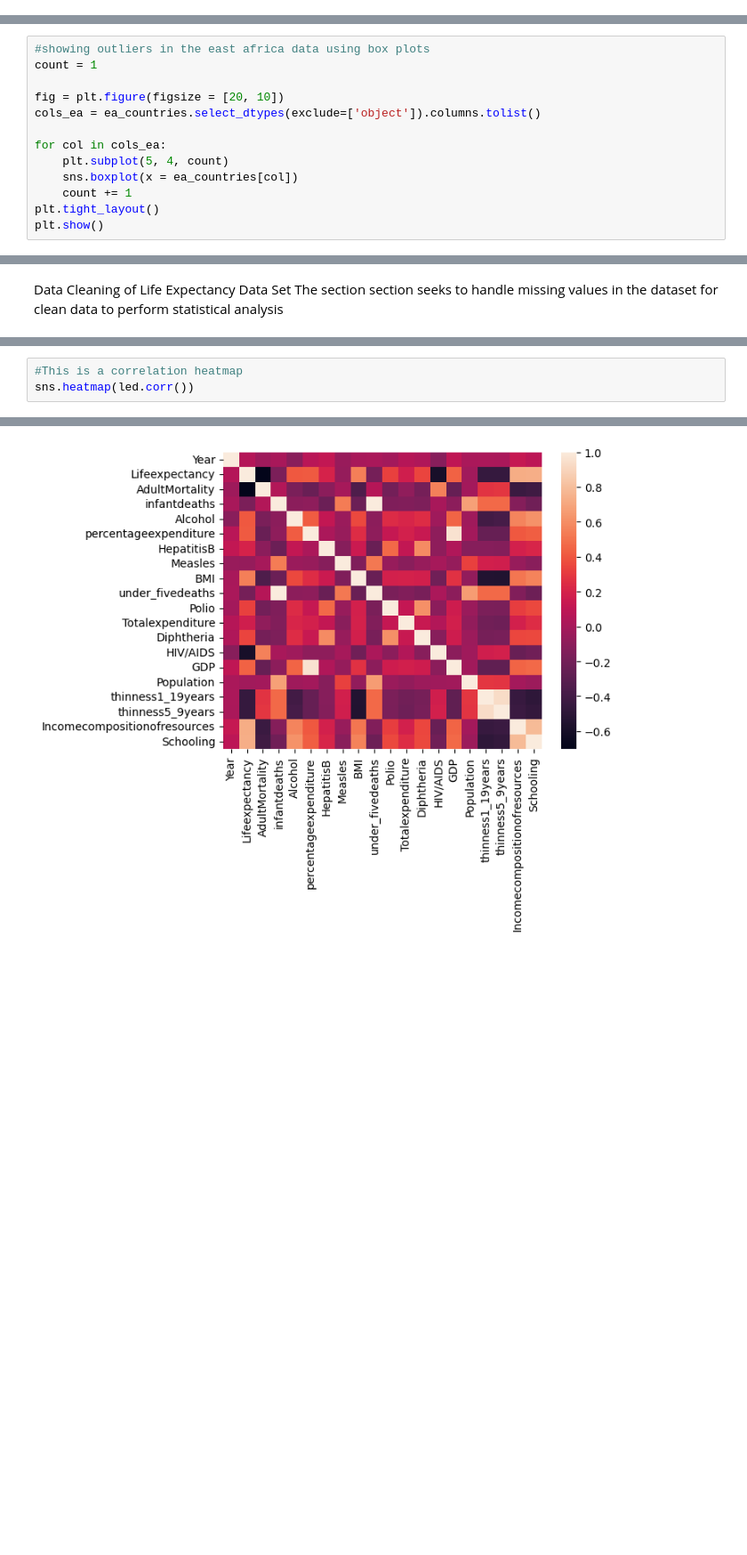
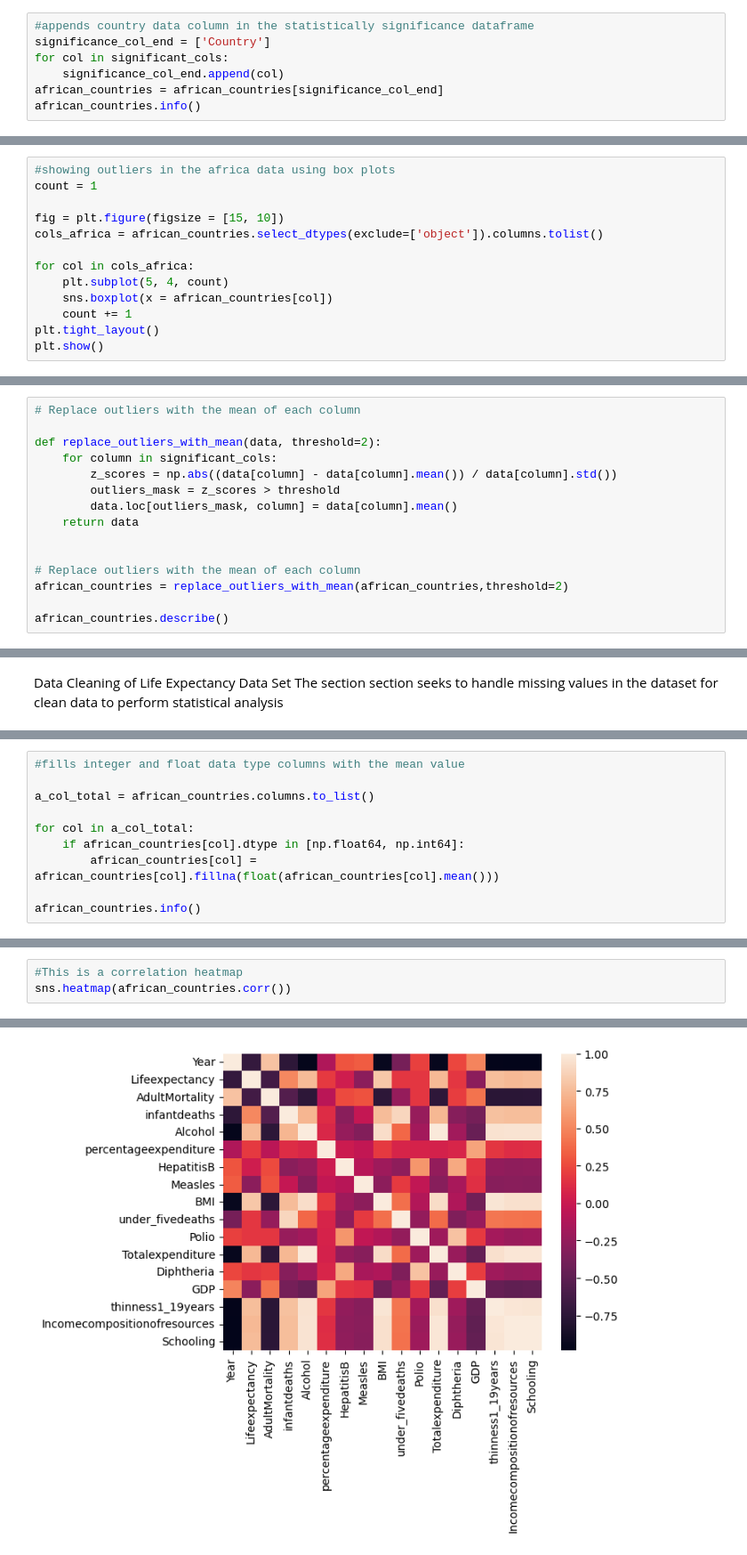
Before and after one commit to IceyPanda23/Phase_2_project, a Jupyter notebook: Project Phase 2.ipynb, the cells around one changed output, grey strips where cells are left out. Shown at 89% size. Cells and saved outputs as stored; diff of their text form; blank space fills up the shorter version.

```diff
--- a/Project Phase 2.ipynb
+++ b/Project Phase 2.ipynb
@@ -324,0 +389,7 @@ dtype: int64
+# %%
+#appends country data column in the statistically significance dataframe
+significance_col_end = ['Country']
+for col in significant_cols:
+    significance_col_end.append(col)
+african_countries = african_countries[significance_col_end]
+african_countries.info()
@@ -325,13 +414,13 @@ dtype: int64
 # %%
-#showing outliers in the east africa data using box plots
+#showing outliers in the africa data using box plots
 count = 1
 
-fig = plt.figure(figsize = [20, 10])
-cols_ea = ea_countries.select_dtypes(exclude=['object']).columns.tolist()
+fig = plt.figure(figsize = [15, 10])
+cols_africa = african_countries.select_dtypes(exclude=['object']).columns.tolist()
 
-for col in cols_ea:
+for col in cols_africa:
     plt.subplot(5, 4, count)
-    sns.boxplot(x = ea_countries[col])
+    sns.boxplot(x = african_countries[col])
     count += 1
 plt.tight_layout()
 plt.show()
@@ -352,0 +437,15 @@ The figures below are histograms showing the frequency and distribution of the d
+# %%
+# Replace outliers with the mean of each column
+
+def replace_outliers_with_mean(data, threshold=2):
+    for column in significant_cols:
+        z_scores = np.abs((data[column] - data[column].mean()) / data[column].std())
+        outliers_mask = z_scores > threshold
+        data.loc[outliers_mask, column] = data[column].mean()
+    return data
+
+
+# Replace outliers with the mean of each column
+african_countries = replace_outliers_with_mean(african_countries,threshold=2)
+
+african_countries.describe()
@@ -442,0 +553,10 @@ dtype: int64
+# %%
+#fills integer and float data type columns with the mean value
+
+a_col_total = african_countries.columns.to_list()
+
+for col in a_col_total:
+    if african_countries[col].dtype in [np.float64, np.int64]:
+        african_countries[col] = african_countries[col].fillna(float(african_countries[col].mean()))
+
+african_countries.info()
@@ -565,7 +640,7 @@ Name: GDP, dtype: float64
 # %%
 #This is a correlation heatmap
-sns.heatmap(led.corr())
+sns.heatmap(african_countries.corr())
 # %% [output]
 <Axes: >
-[figure, old version]
+[figure, new version]
 # %% [markdown]
```
Also changed, not shown: parts of 100 cells of this notebook.
